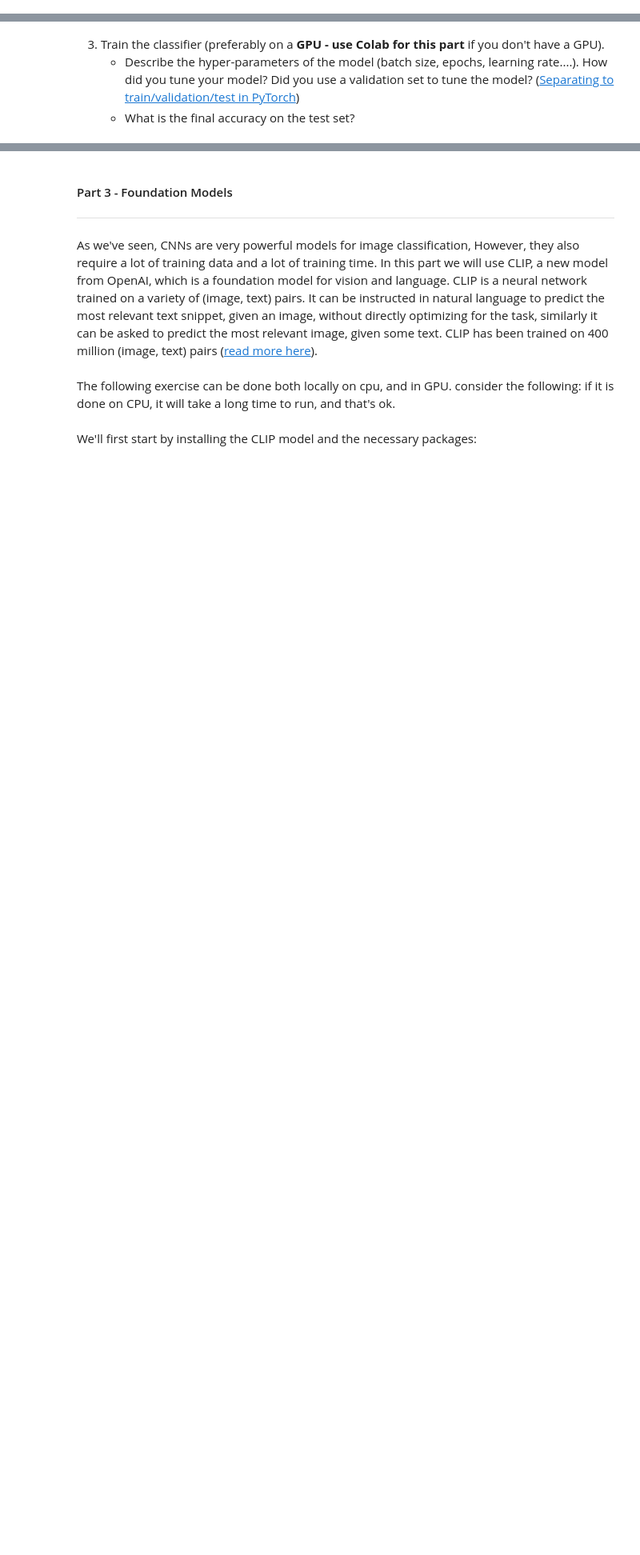
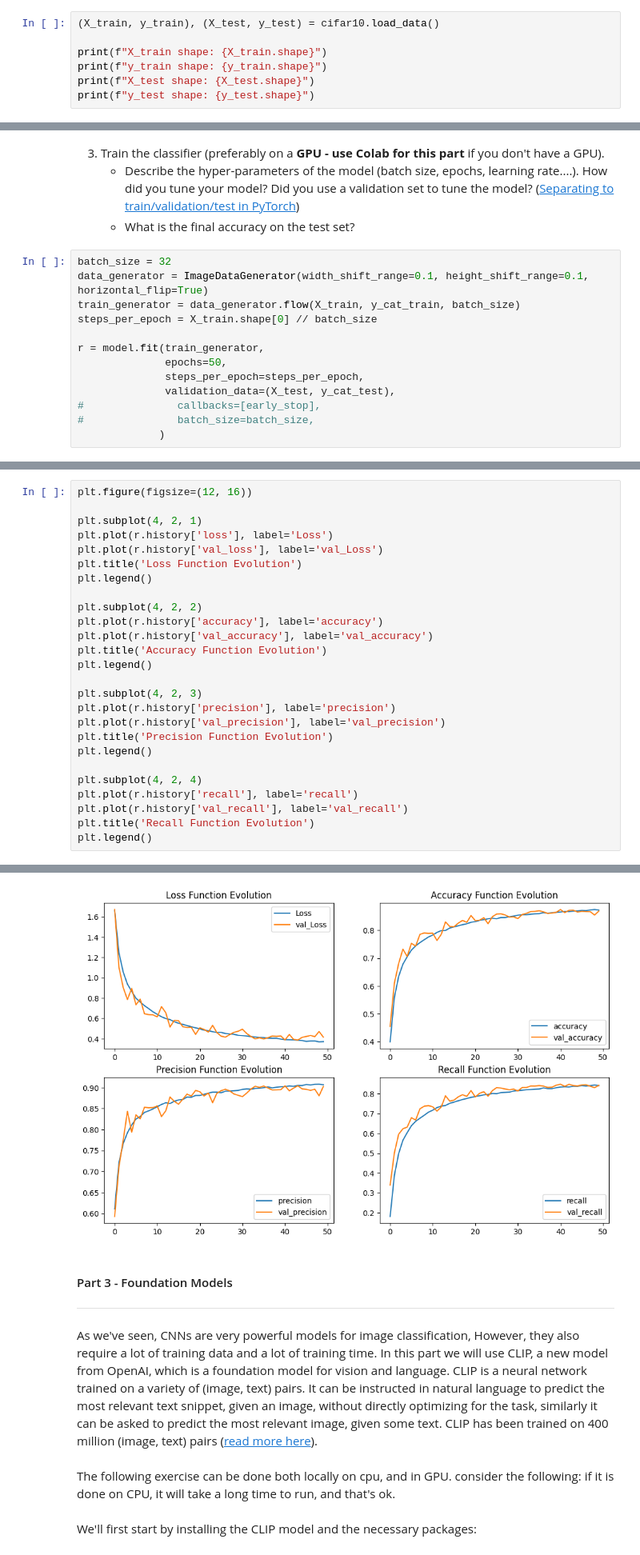
Before and after one commit to oronbar/046746---Algorithms-and-Applications-in-Computer-Vision, a Jupyter notebook: hw1_classification_foundation_models/ee046746_hw2_classification_foundation_models.ipynb, the cells around one changed output, grey strips where cells are left out. Shown at 80% size. Cells and saved outputs as stored; diff of their text form; blank space fills up the shorter version.

```diff
--- a/hw1_classification_foundation_models/ee046746_hw2_classification_foundation_models.ipynb
+++ b/hw1_classification_foundation_models/ee046746_hw2_classification_foundation_models.ipynb
@@ -257,0 +435,7 @@ class SvhnCNN(nn.Module):
+# %%
+(X_train, y_train), (X_test, y_test) = cifar10.load_data()
+
+print(f"X_train shape: {X_train.shape}")
+print(f"y_train shape: {y_train.shape}")
+print(f"X_test shape: {X_test.shape}")
+print(f"y_test shape: {y_test.shape}")
@@ -259,3 +500,16 @@ class SvhnCNN(nn.Module):
 3. Train the classifier (preferably on a **GPU - use Colab for this part** if you don't have a GPU).
     * Describe the hyper-parameters of the model (batch size, epochs, learning rate....). How did you tune your model? Did you use a validation set to tune the model? (<a href="https://gist.github.com/MattKleinsmith/5226a94bad5dd12ed0b871aed98cb123">Separating to train/validation/test in PyTorch</a>)
     * What is the final accuracy on the test set?
+# %%
+batch_size = 32
+data_generator = ImageDataGenerator(width_shift_range=0.1, height_shift_range=0.1, horizontal_flip=True)
+train_generator = data_generator.flow(X_train, y_cat_train, batch_size)
+steps_per_epoch = X_train.shape[0] // batch_size
+
+r = model.fit(train_generator,
+              epochs=50,
+              steps_per_epoch=steps_per_epoch,
+              validation_data=(X_test, y_cat_test),
+#               callbacks=[early_stop],
+#               batch_size=batch_size,
+             )
@@ -261,0 +534,27 @@ class SvhnCNN(nn.Module):
+# %%
+plt.figure(figsize=(12, 16))
+
+plt.subplot(4, 2, 1)
+plt.plot(r.history['loss'], label='Loss')
+plt.plot(r.history['val_loss'], label='val_Loss')
+plt.title('Loss Function Evolution')
+plt.legend()
+
+plt.subplot(4, 2, 2)
+plt.plot(r.history['accuracy'], label='accuracy')
+plt.plot(r.history['val_accuracy'], label='val_accuracy')
+plt.title('Accuracy Function Evolution')
+plt.legend()
+
+plt.subplot(4, 2, 3)
+plt.plot(r.history['precision'], label='precision')
+plt.plot(r.history['val_precision'], label='val_precision')
+plt.title('Precision Function Evolution')
+plt.legend()
+
+plt.subplot(4, 2, 4)
+plt.plot(r.history['recall'], label='recall')
+plt.plot(r.history['val_recall'], label='val_recall')
+plt.title('Recall Function Evolution')
+plt.legend()
+# %% [output]
@@ -262,3 +562,4 @@ class SvhnCNN(nn.Module):
+[figure, added]
 # %% [markdown]
 #### Part 3 - Foundation Models
 ---
```
Also changed, not shown: parts of 11 cells of this notebook.
